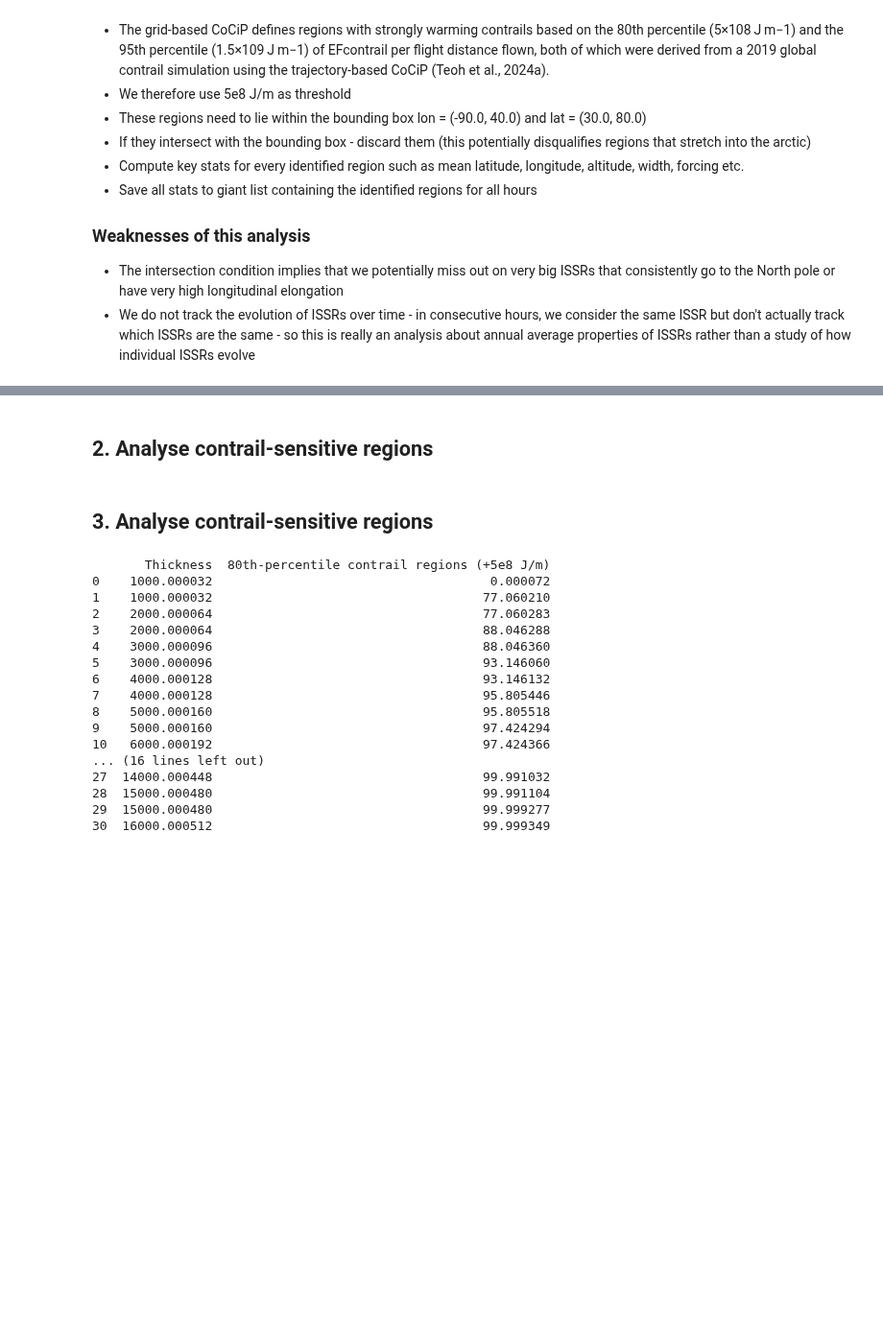
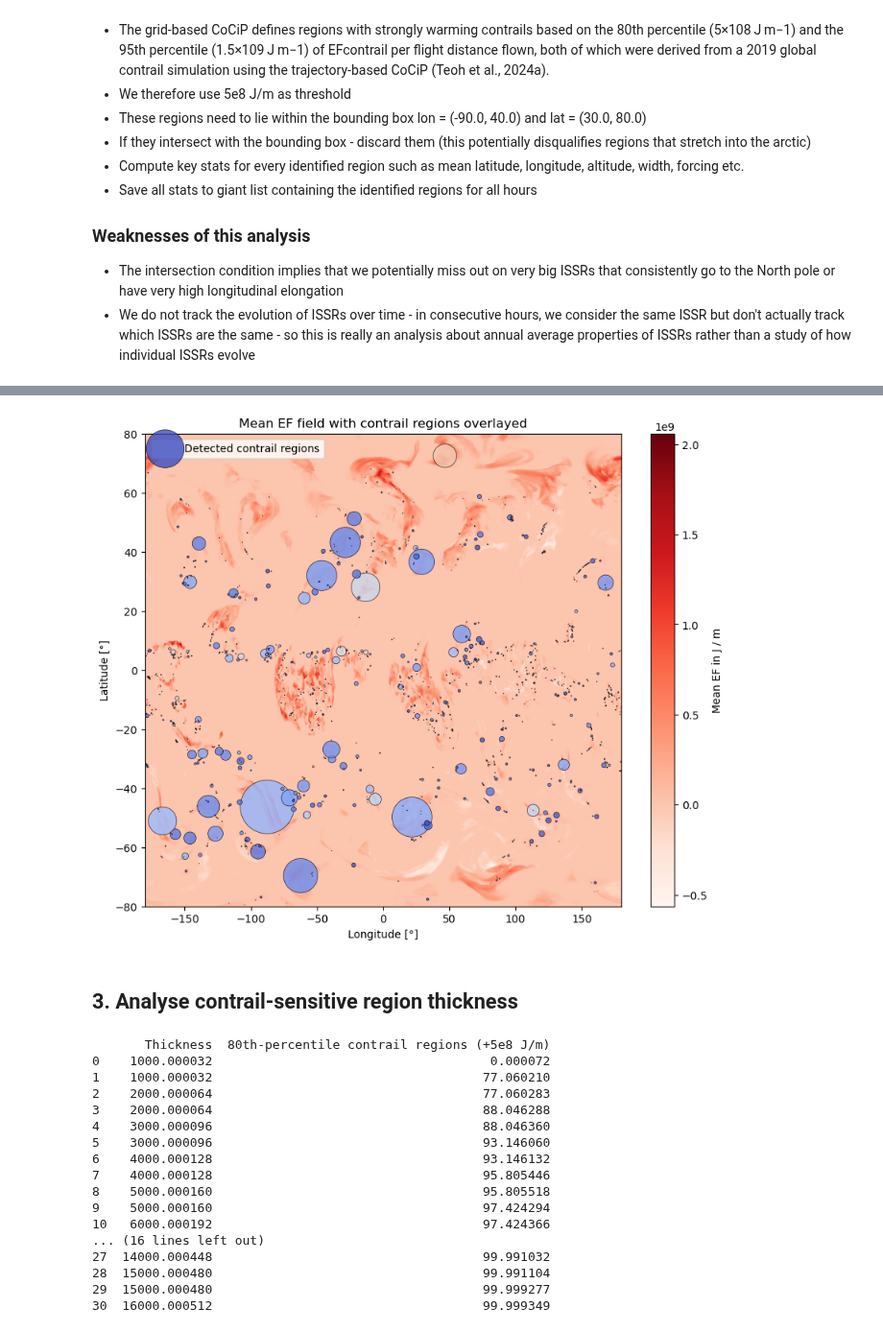
Before and after one commit to Transport-Environment/atm_and_contrail_avoidance, a Jupyter notebook: 3_issr.ipynb, the cells around one changed output, grey strips where cells are left out. Shown at 96% size. Drawn from its saved outputs; the diff is of its cells as text; code cells hidden in the pictures; blank space fills up the shorter version.

Commit message:
Improve ISSR analysis

```diff
--- a/3_issr.ipynb
+++ b/3_issr.ipynb
@@ -237,0 +433,8 @@ plot_map(ds, var="ef_per_m", title=title, savepath="")
+# %%
+import xarray as xr
+import numpy as np
+import matplotlib.pyplot as plt
+
+filepath = "data/issr/20240101T00.nc"
+ds = xr.open_dataset(filepath)
+df, labeled_3d, n_labels = process_file(filepath)
@@ -238,2 +489,38 @@ plot_map(ds, var="ef_per_m", title=title, savepath="")
+# %%
+
+# Assuming ef_per_m has dims (time, latitude, longitude, flight_level)
+ef = ds["ef_per_m"]
+
+# --- average over flight levels (and time if present)
+ef_mean = ef.mean(dim=[d for d in ef.dims if d in ["flight_level", "time"]])
+
+fig, ax = plt.subplots(figsize=(10, 8))
+lon_min, lon_max = ds.longitude.min(), ds.longitude.max()
+lat_min, lat_max = ds.latitude.min(), ds.latitude.max()
+
+# --- background: mean forcing field
+pcm = ax.imshow(
+    ef_mean.T, origin="lower", cmap="Reds",
+    extent=[lon_min, lon_max, lat_min, lat_max],
+    aspect="auto"
+)
+
+cbar = plt.colorbar(pcm, ax=ax, label="Mean EF in J / m")
+
+# --- overlay: region centroids
+sc = ax.scatter(
+    df["mean_lon"], df["mean_lat"],
+    s=df["area_km2"] / 3e3,   # bubble size scaled to area
+    c=df["mean_forcing"], cmap="coolwarm", edgecolor="k", linewidth=0.5,
+    alpha=0.8, label="Detected contrail regions"
+)
+
+ax.set_xlabel("Longitude [°]")
+ax.set_ylabel("Latitude [°]")
+ax.set_title("Mean EF field with contrail regions overlayed")
+ax.legend()
+plt.show()
+# %% [output]
+[figure, added]
 # %% [markdown]
-## 2. Analyse contrail-sensitive regions
+## 3. Analyse contrail-sensitive region thickness
@@ -526,2 +526,0 @@ if __name__ == "__main__":
-# %% [markdown]
-## 3. Analyse contrail-sensitive regions
```
Also changed, not shown: parts of 16 cells of this notebook, 5 other files.
